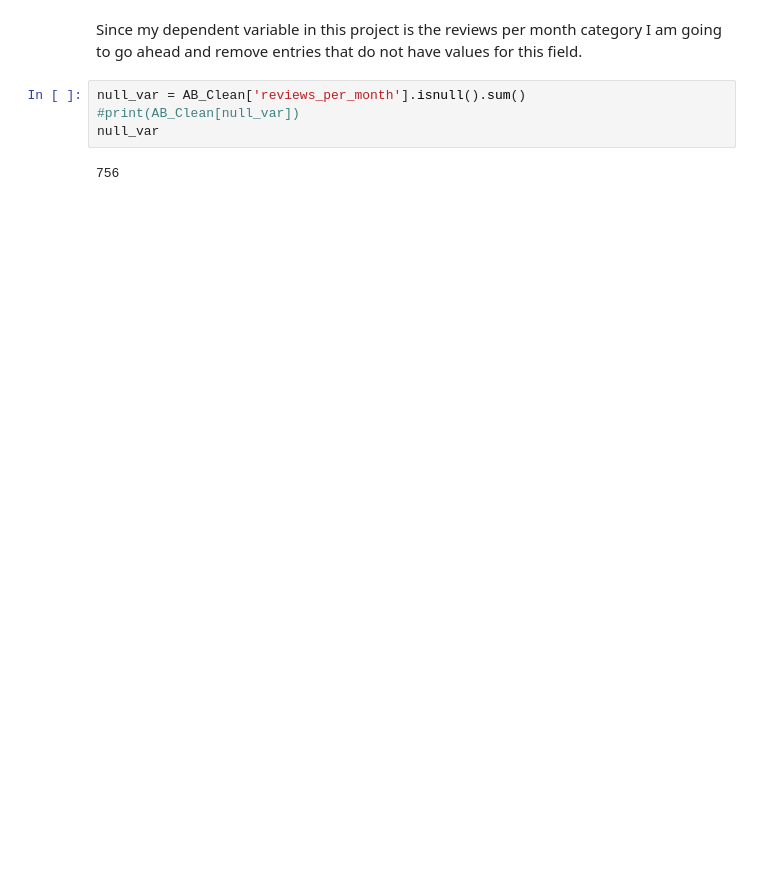
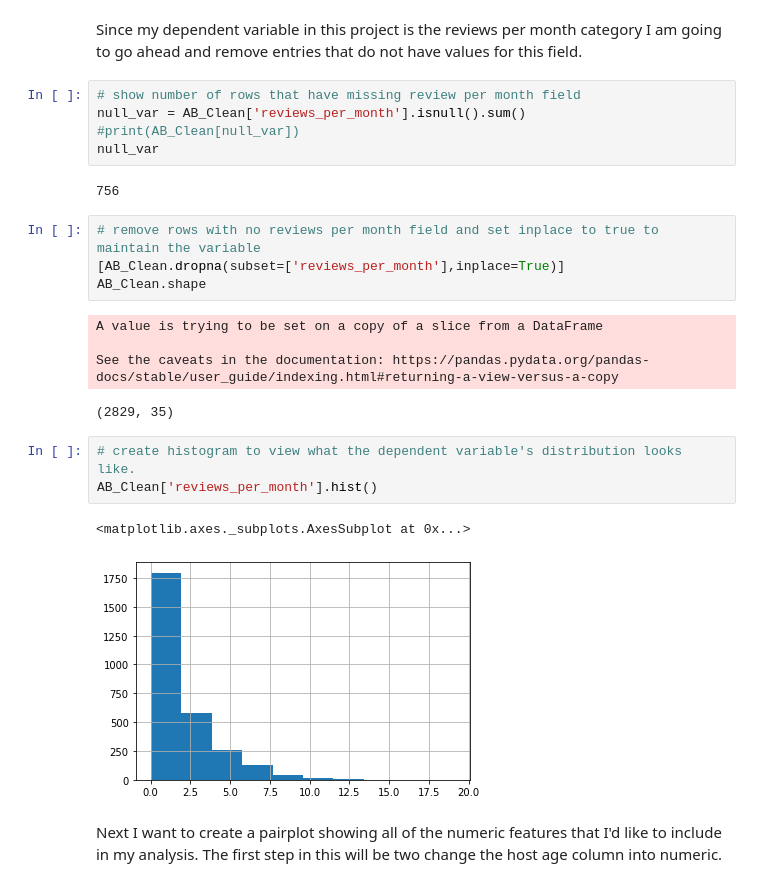
Before and after one commit to ewalker1230/ewalker1230, a Jupyter notebook: FinalProjectEDA.ipynb, the cells around one changed output. Cells and saved outputs as stored; diff of their text form; blank space fills up the shorter version.

Commit message:
close to getting my pairplot done

```diff
--- a/FinalProjectEDA.ipynb
+++ b/FinalProjectEDA.ipynb
@@ -175,8 +172,26 @@ AB_Clean.head(3)
 # %% [markdown]
 Since my dependent variable in this project is the reviews per month category I am going to go ahead and remove entries that do not have values for this field.
 # %%
+# show number of rows that have missing review per month field
 null_var = AB_Clean['reviews_per_month'].isnull().sum()
 #print(AB_Clean[null_var])
 null_var
 # %% [output]
 756
+# %%
+# remove rows with no reviews per month field and set inplace to true to maintain the variable
+[AB_Clean.dropna(subset=['reviews_per_month'],inplace=True)]
+AB_Clean.shape
+# %% [output]
+A value is trying to be set on a copy of a slice from a DataFrame
+
+See the caveats in the documentation: https://pandas.pydata.org/pandas-docs/stable/user_guide/indexing.html#returning-a-view-versus-a-copy
+(2829, 35)
+# %%
+# create histogram to view what the dependent variable's distribution looks like.
+AB_Clean['reviews_per_month'].hist()
+# %% [output]
+<matplotlib.axes._subplots.AxesSubplot at 0x...>
+[figure, added]
+# %% [markdown]
+Next I want to create a pairplot showing all of the numeric features that I'd like to include in my analysis. The first step in this will be two change the host age column into numeric.
```
Also changed, not shown: parts of 10 cells of this notebook.
